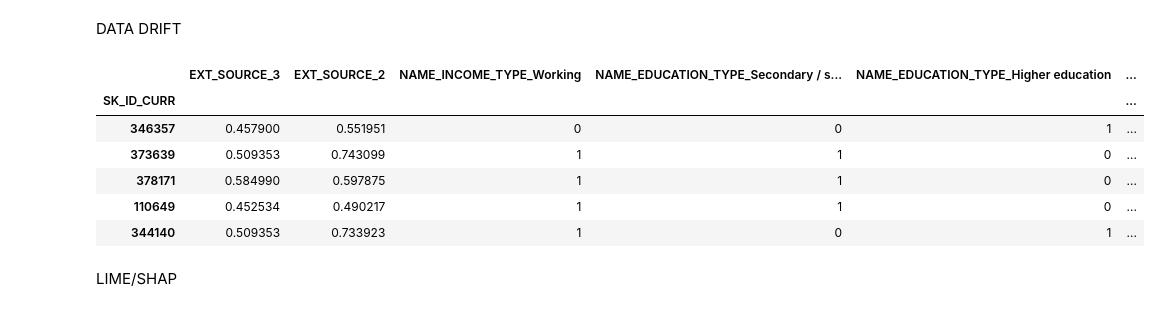
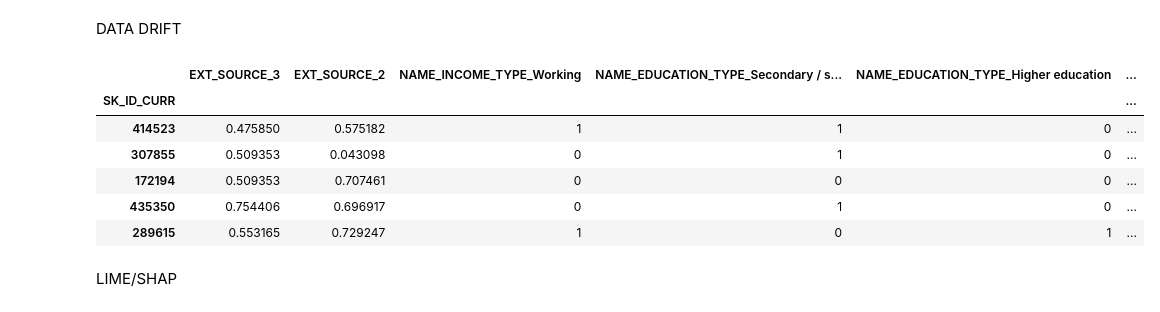
Before and after one commit to Muricael/Projet7_git, a Jupyter notebook: xgb.ipynb, the cells around one changed output. Saved outputs shown, nothing was run; the diff lists cells and outputs as text; code cells hidden in the pictures.

```diff
--- a/xgb.ipynb
+++ b/xgb.ipynb
@@ -535,13 +524,13 @@ test_df.to_csv('../Data/Processed/test_data.csv', index=False)
 # %%
-train_df.head()
+test_df.head()
 # %% [output]
 |  | EXT_SOURCE_3 | EXT_SOURCE_2 | NAME_INCOME_TYPE_Working | NAME_EDUCATION_TYPE_Secondary / s... | NAME_EDUCATION_TYPE_Higher education | ... |
 | SK_ID_CURR |  |  |  |  |  | ... |
-| 346357 | 0.457900 | 0.551951 | 0 | 0 | 1 | ... |
-| 373639 | 0.509353 | 0.743099 | 1 | 1 | 0 | ... |
-| 378171 | 0.584990 | 0.597875 | 1 | 1 | 0 | ... |
-| 110649 | 0.452534 | 0.490217 | 1 | 1 | 0 | ... |
-| 344140 | 0.509353 | 0.733923 | 1 | 0 | 1 | ... |
+| 414523 | 0.475850 | 0.575182 | 1 | 1 | 0 | ... |
+| 307855 | 0.509353 | 0.043098 | 0 | 1 | 0 | ... |
+| 172194 | 0.509353 | 0.707461 | 0 | 0 | 0 | ... |
+| 435350 | 0.754406 | 0.696917 | 0 | 1 | 0 | ... |
+| 289615 | 0.553165 | 0.729247 | 1 | 0 | 1 | ... |
 # %% [markdown]
 LIME/SHAP
 # %%
```
Also changed, not shown: parts of 25 cells of this notebook, 28 other files.
